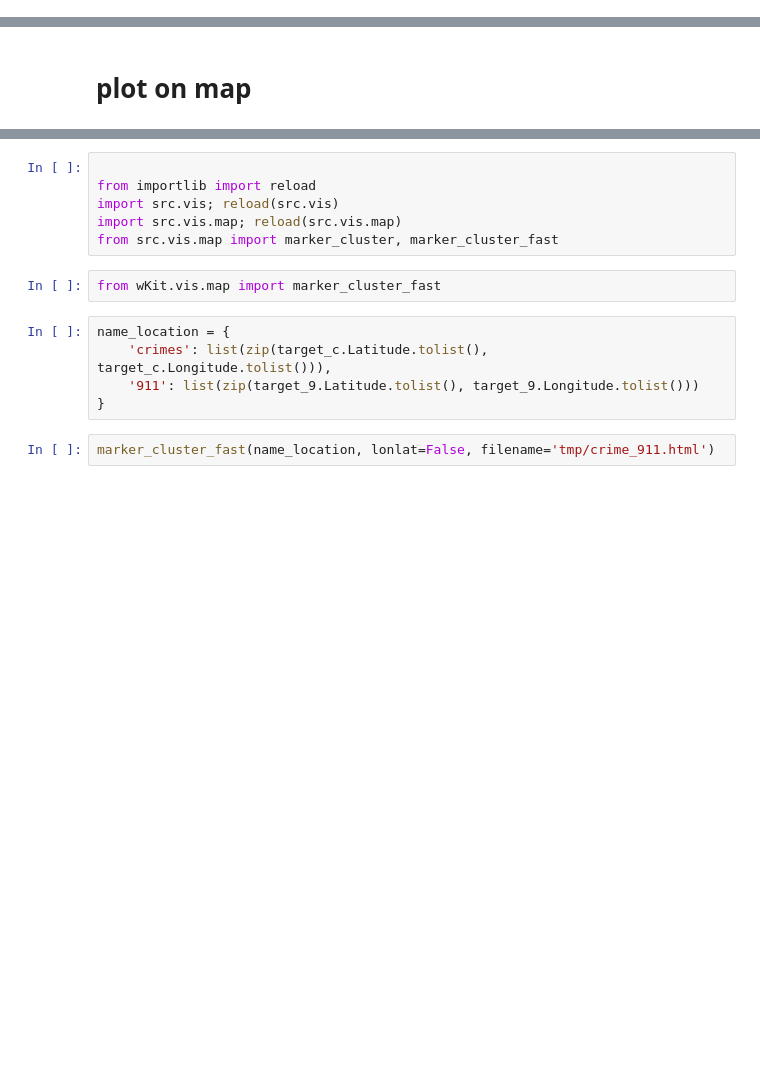
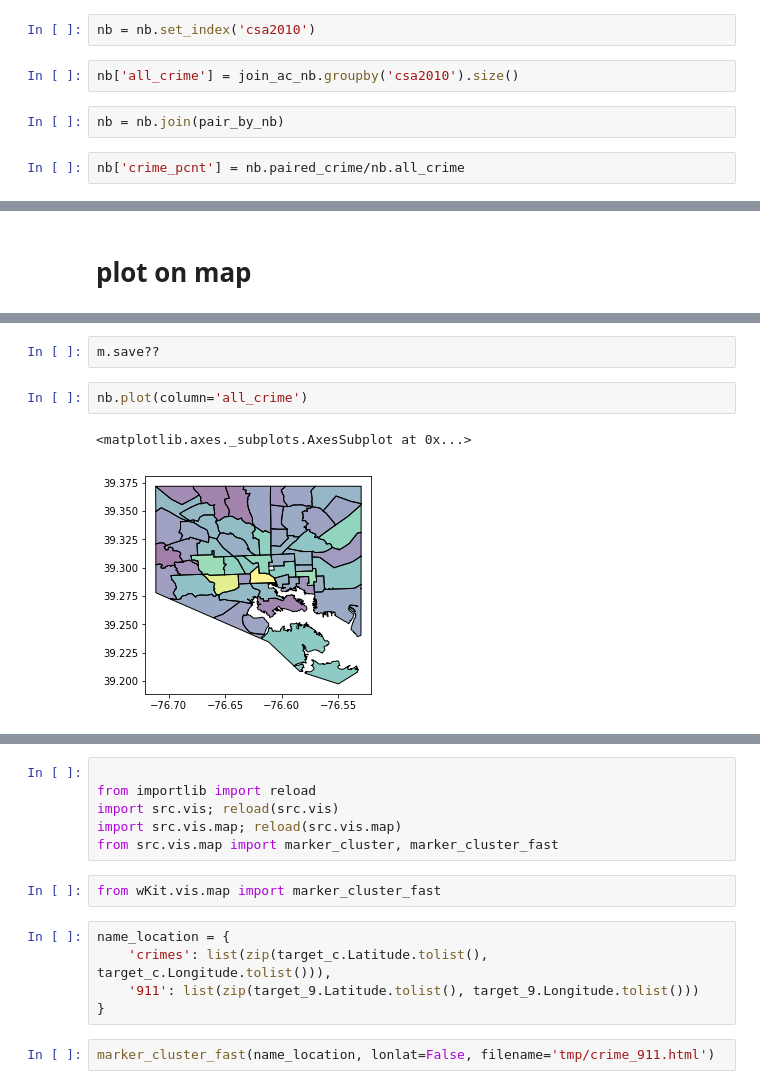
Before and after one commit to JHWu92/public-safety-baltimore, a Jupyter notebook: 911 and crime.ipynb, the cells around one changed output, grey strips where cells are left out. Drawn from its saved outputs; the diff is of its cells as text; blank space fills up the shorter version.

```diff
--- a/911 and crime.ipynb
+++ b/911 and crime.ipynb
@@ -155,0 +206,8 @@ pairs.set_index(['icrime', 'Category_c', 'DateTime_c','i911']).sort_index()
+# %%
+nb = nb.set_index('csa2010')
+# %%
+nb['all_crime'] = join_ac_nb.groupby('csa2010').size()
+# %%
+nb = nb.join(pair_by_nb)
+# %%
+nb['crime_pcnt'] = nb.paired_crime/nb.all_crime
@@ -157,0 +323,7 @@ pairs.set_index(['icrime', 'Category_c', 'DateTime_c','i911']).sort_index()
+# %%
+m.save??
+# %%
+nb.plot(column='all_crime')
+# %% [output]
+<matplotlib.axes._subplots.AxesSubplot at 0x...>
+[figure, added]
```
Also changed, not shown: parts of 29 cells of this notebook.
